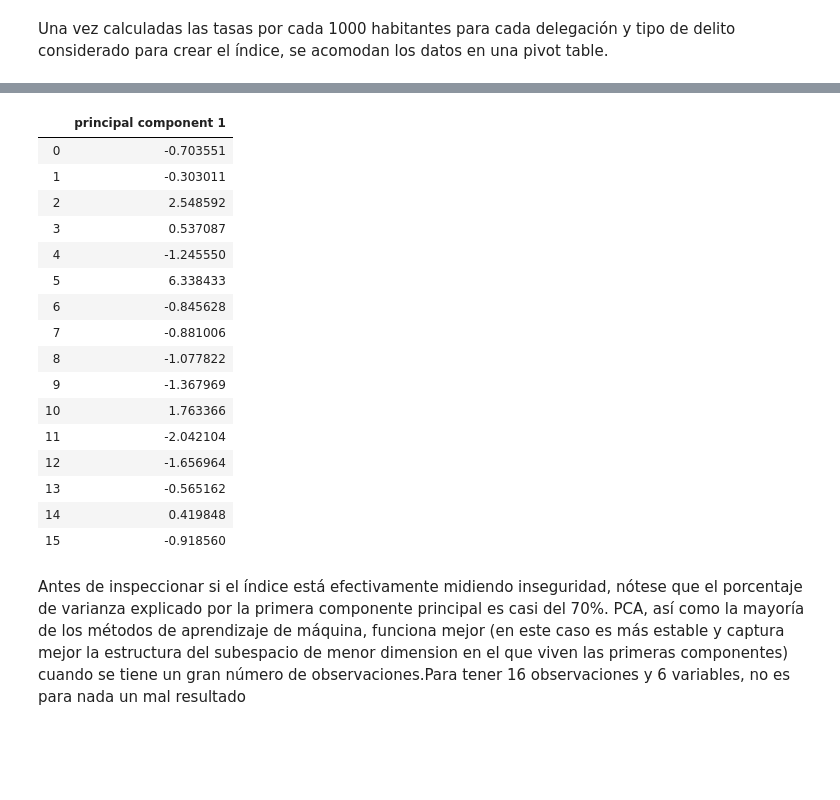
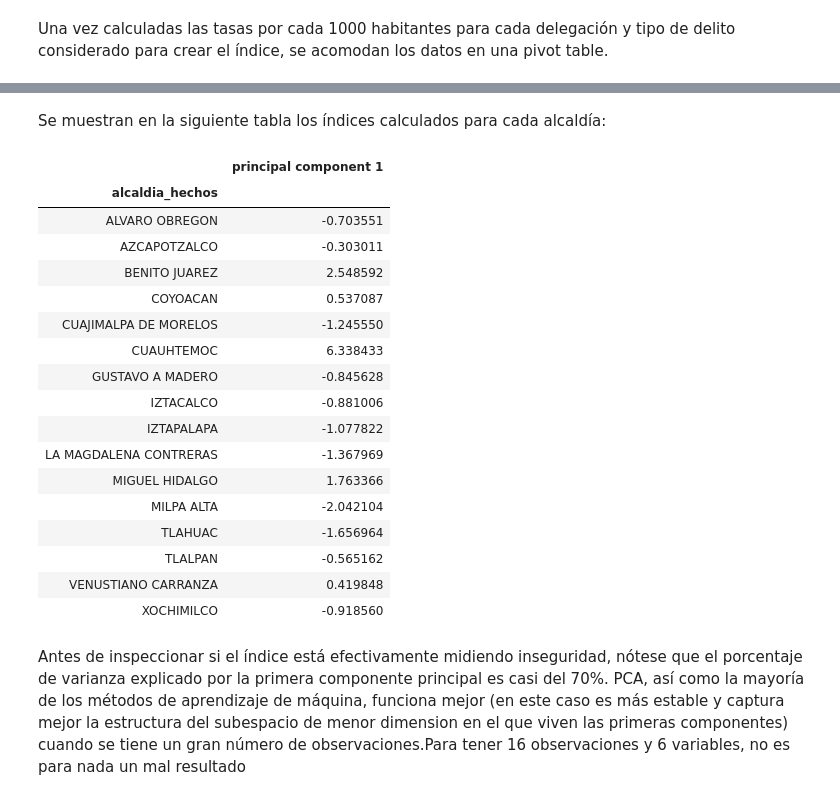
Before and after one commit to DarioDC/OPI, a Jupyter notebook: Examen_DarioDiazCuevas.ipynb, the cells around one changed output, grey strips where cells are left out. Cells and saved outputs as stored; diff of their text form; code cells hidden in the pictures; blank space fills up the shorter version.

```diff
--- a/Examen_DarioDiazCuevas.ipynb
+++ b/Examen_DarioDiazCuevas.ipynb
@@ -871,33 +875,36 @@ X = alc_del_pob_pivot.values
 
 #scaling de los datos
 X = StandardScaler().fit_transform(X)
+# %% [markdown]
+Se muestran en la siguiente tabla los índices calculados para cada alcaldía:
 # %%
 #aplicar pca y obtener la primera componente
 pca = PCA(n_components=1)
 
 pca_df = pca.fit_transform(X)
 
 #data frame con los resultados
 pd.DataFrame(data = pca_df
-             , columns = ['principal component 1'])
+             , columns = ['principal component 1']).set_index(alc_del_pob_pivot.index)
 # %% [output]
 |  | principal component 1 |
-| 0 | -0.703551 |
-| 1 | -0.303011 |
-| 2 | 2.548592 |
-| 3 | 0.537087 |
-| 4 | -1.245550 |
-| 5 | 6.338433 |
-| 6 | -0.845628 |
-| 7 | -0.881006 |
-| 8 | -1.077822 |
-| 9 | -1.367969 |
-| 10 | 1.763366 |
-| 11 | -2.042104 |
-| 12 | -1.656964 |
-| 13 | -0.565162 |
-| 14 | 0.419848 |
-| 15 | -0.918560 |
+| alcaldia_hechos |  |
+| ALVARO OBREGON | -0.703551 |
+| AZCAPOTZALCO | -0.303011 |
+| BENITO JUAREZ | 2.548592 |
+| COYOACAN | 0.537087 |
+| CUAJIMALPA DE MORELOS | -1.245550 |
+| CUAUHTEMOC | 6.338433 |
+| GUSTAVO A MADERO | -0.845628 |
+| IZTACALCO | -0.881006 |
+| IZTAPALAPA | -1.077822 |
+| LA MAGDALENA CONTRERAS | -1.367969 |
+| MIGUEL HIDALGO | 1.763366 |
+| MILPA ALTA | -2.042104 |
+| TLAHUAC | -1.656964 |
+| TLALPAN | -0.565162 |
+| VENUSTIANO CARRANZA | 0.419848 |
+| XOCHIMILCO | -0.918560 |
 # %% [markdown]
 Antes de inspeccionar si el índice está efectivamente midiendo inseguridad, nótese que el porcentaje de varianza explicado por la primera componente principal es casi del 70%. PCA, así como la mayoría de los métodos de aprendizaje de máquina, funciona mejor (en este caso es más estable y captura mejor la estructura del subespacio de menor dimension en el que viven las primeras componentes) cuando se tiene un gran número de observaciones.Para tener 16 observaciones y 6 variables, no es para nada un mal resultado
 # %%
```
Also changed, not shown: parts of 6 cells of this notebook.
